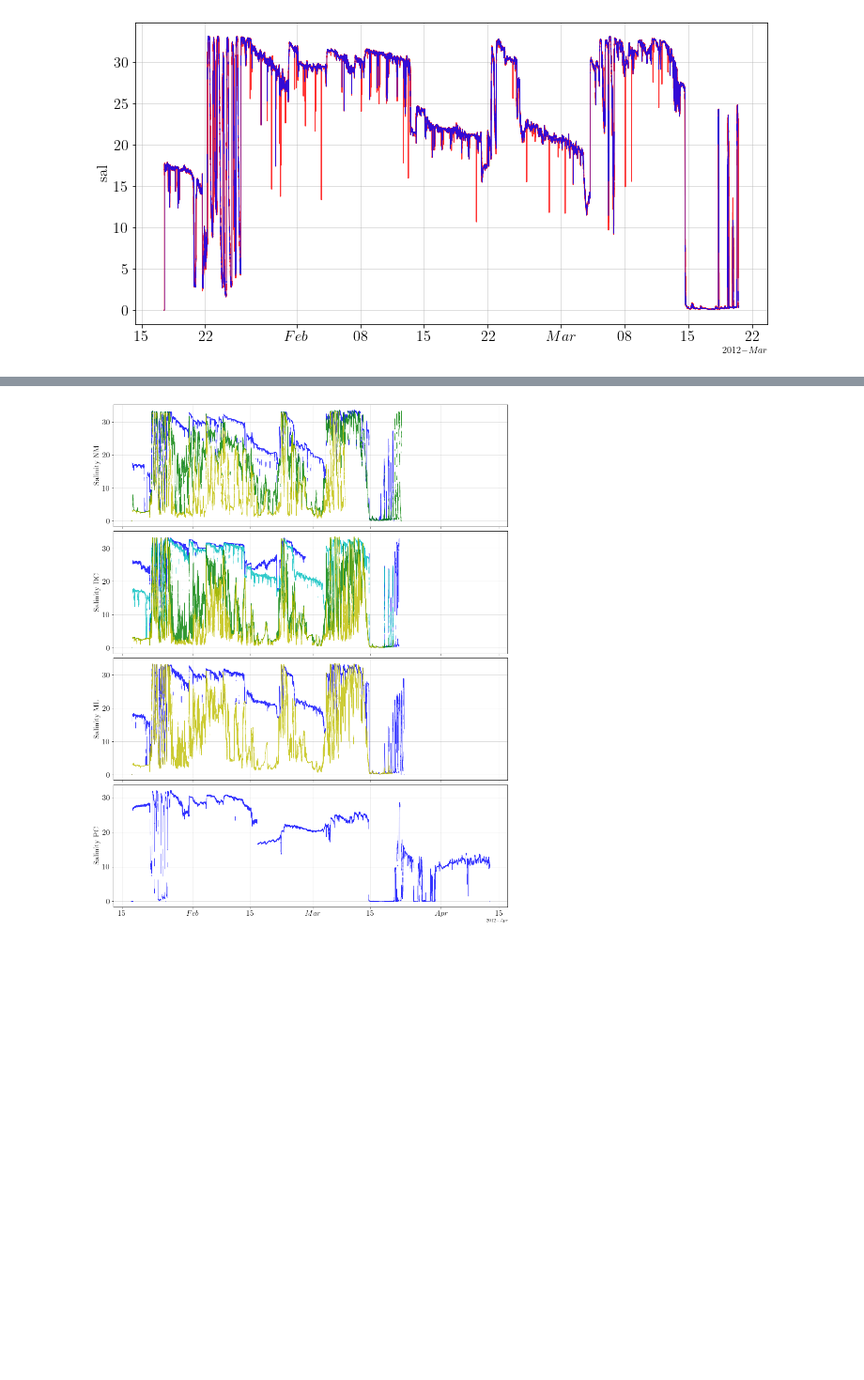
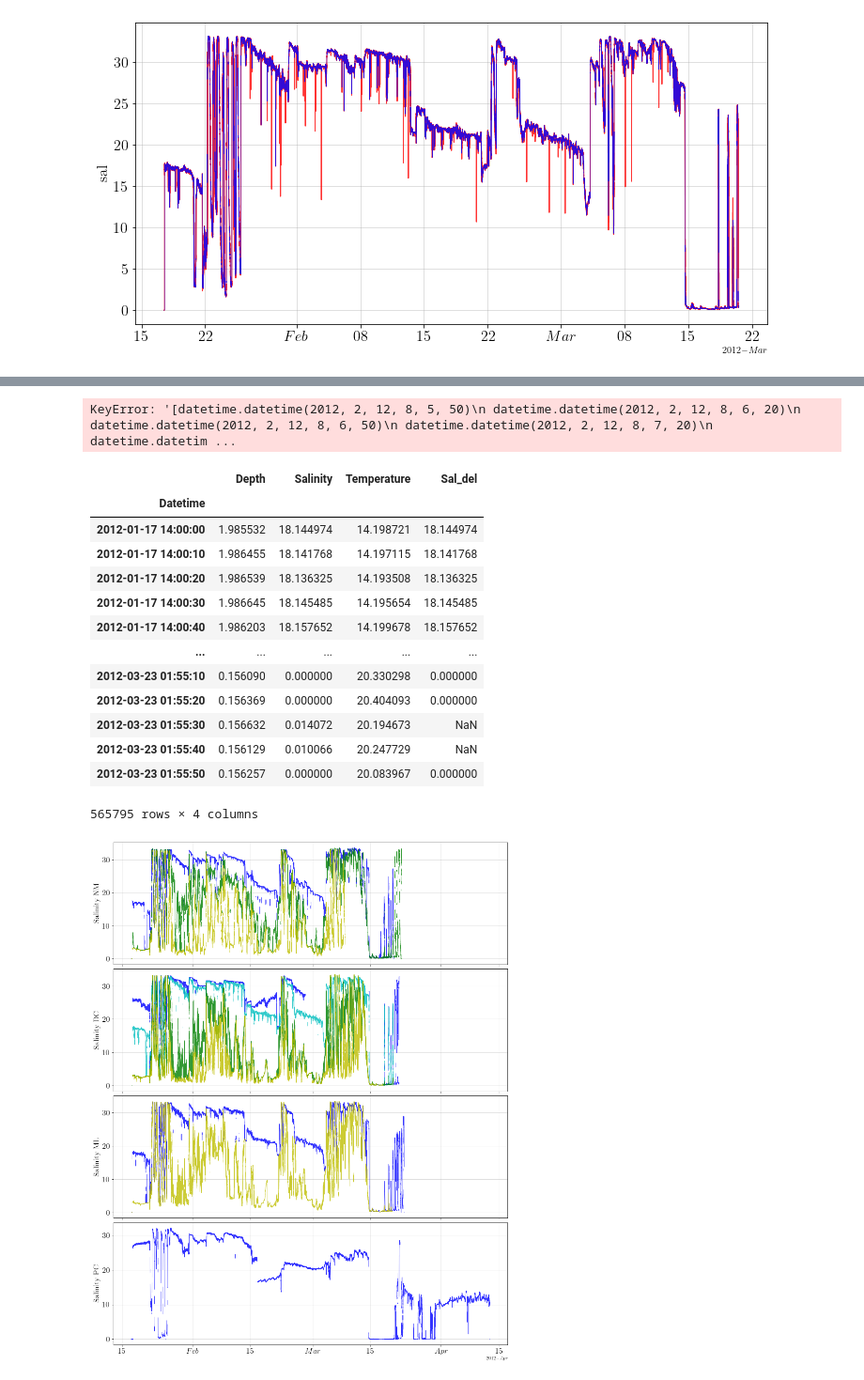
Before and after one commit to Dhannai/Thesis, a Jupyter notebook: febmar/del_sal_tem.ipynb, the cells around one changed output, grey strips where cells are left out. Shown at 94% size. Drawn from its saved outputs; the diff is of its cells as text; code cells hidden in the pictures; blank space fills up the shorter version.

```diff
--- a/febmar/del_sal_tem.ipynb
+++ b/febmar/del_sal_tem.ipynb
@@ -503,0 +645,16 @@ ax2.xaxis.set_major_formatter(formatter)
+# %%
+## ready?
+t8 = np.arange(datetime(2012,2,11,11,57,0), datetime(2012,2,11,12,6,0), timedelta(seconds=10)).astype(datetime)
+t9 = np.arange(datetime(2012,2,11,9,7,30), datetime(2012,2,11,9,8,0), timedelta(seconds=10)).astype(datetime)
+t10 = np.arange(datetime(2012,2,11,17,38,0), datetime(2012,2,11,17,39,0), timedelta(seconds=10)).astype(datetime)
+t11 = np.arange(datetime(2012,2,12,7,18,0), datetime(2012,2,12,7,20,0), timedelta(seconds=10)).astype(datetime)
+t12 = np.arange(datetime(2012,2,12,7,46,0), datetime(2012,2,12,7,53,40), timedelta(seconds=10)).astype(datetime)
+t13 = np.arange(datetime(2012,2,12,8,5,50), datetime(2012,2,12,8,17,40), timedelta(seconds=10)).astype(datetime)
+ML_1 = ML_1.drop(t8)
+ML_1 = ML_1.drop(t9)
+ML_1 = ML_1.drop(t10)
+ML_1 = ML_1.drop(t11)
+ML_1 = ML_1.drop(t12)
+ML_1 = ML_1.drop(t13)
+# %% [output]
+KeyError: '[datetime.datetime(2012, 2, 12, 8, 5, 50)\n datetime.datetime(2012, 2, 12, 8, 6, 20)\n datetime.datetime(2012, 2, 12, 8, 6, 50)\n datetime.datetime(2012, 2, 12, 8, 7, 20)\n datetime.datetim ...
@@ -504,3 +665,20 @@ ax2.xaxis.set_major_formatter(formatter)
+# %%
+ML_1
+# %% [output]
+|  | Depth | Salinity | Temperature | Sal_del |
+| Datetime |  |  |  |  |
+| 2012-01-17 14:00:00 | 1.985532 | 18.144974 | 14.198721 | 18.144974 |
+| 2012-01-17 14:00:10 | 1.986455 | 18.141768 | 14.197115 | 18.141768 |
+| 2012-01-17 14:00:20 | 1.986539 | 18.136325 | 14.193508 | 18.136325 |
+| 2012-01-17 14:00:30 | 1.986645 | 18.145485 | 14.195654 | 18.145485 |
+| 2012-01-17 14:00:40 | 1.986203 | 18.157652 | 14.199678 | 18.157652 |
+| ... | ... | ... | ... | ... |
+| 2012-03-23 01:55:10 | 0.156090 | 0.000000 | 20.330298 | 0.000000 |
+| 2012-03-23 01:55:20 | 0.156369 | 0.000000 | 20.404093 | 0.000000 |
+| 2012-03-23 01:55:30 | 0.156632 | 0.014072 | 20.194673 | NaN |
+| 2012-03-23 01:55:40 | 0.156129 | 0.010066 | 20.247729 | NaN |
+| 2012-03-23 01:55:50 | 0.156257 | 0.000000 | 20.083967 | 0.000000 |
+565795 rows × 4 columns
 # %%
 fig, (ax1, ax2, ax3, ax4) = plt.subplots(nrows=4, figsize=(12, 15), constrained_layout=True, sharex=True)
 
```
Also changed, not shown: parts of 12 cells of this notebook, 4 other files.
